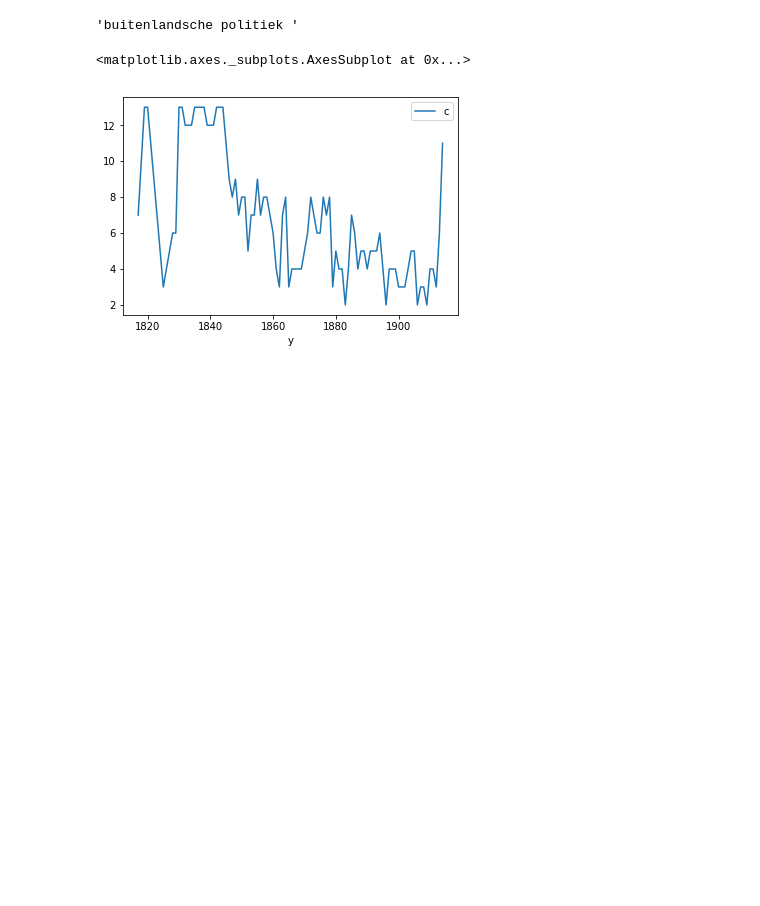
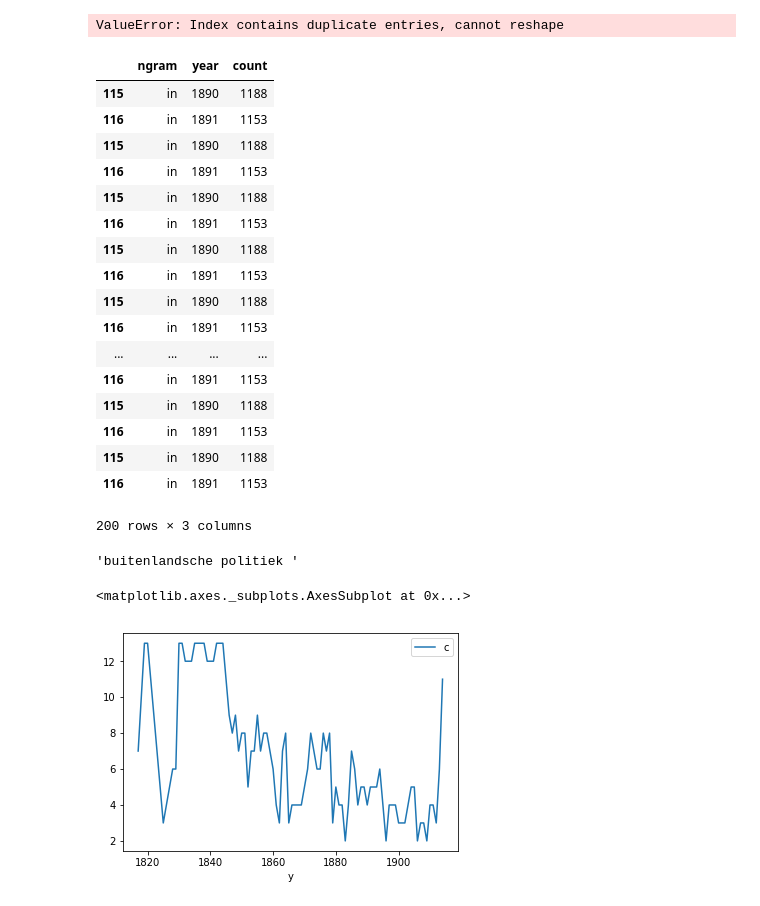
Before and after one commit to rubenros1795/thesis-the-foreign, a Jupyter notebook: SCC/SCC_extract_kwic.ipynb, the cells around one changed output. Cells and saved outputs as stored; diff of their text form; code cells hidden in the pictures; blank space fills up the shorter version.

```diff
--- a/SCC/SCC_extract_kwic.ipynb
+++ b/SCC/SCC_extract_kwic.ipynb
@@ -12,9 +12,9 @@ import time
 import editdistance
 import itertools
 from collections import Counter
-from IPython.core.display import display, HTML
-display(HTML("<style>.container { width:100% !important; }</style>"))
-pd.set_option('display.width', 1000)
+#from IPython.core.display import display, HTML
+#display(HTML("<style>.container { width:100% !important; }</style>"))
+#pd.set_option('display.width', 1000)
 from tqdm import tqdm
 # %%
 os.chdir("D://Scriptie//Data//lines//cleaned")
@@ -24,7 +24,7 @@ all_txt = [f for f in all_txt if f[6:12] == 'leaned']
 stopz = [word.split() for word in open("C:\\Users\\Ruben\\Documents\\Artikelen\\Joris\\stopwords-nl.txt", 'r', encoding = "utf-8").readlines()]
 stopz = [item for sublist in stopz for item in sublist]
 # %%
-def Get_KWIC(search_term, start_year, end_year, window, dist):
+def Get_KWIC(search_term, start_year, end_year, window_left, window_right, dist):
     kwics_year = dict()
 
     for year in range(start_year, end_year+1):
@@ -50,10 +50,10 @@ def Get_KWIC(search_term, start_year, end_year, window, dist):
 
                 for pos in positions:
                     p = int(pos)
-                    ss = p - dist - window
+                    ss = p - dist - window_left
                     se = p - dist
                     es = p + dist
-                    ee = p + dist + window
+                    ee = p + dist + window_right
 
                     if ss < 0:
                         se = 0
@@ -74,6 +74,43 @@ def Get_KWIC(search_term, start_year, end_year, window, dist):
     kwic_df = kwic_df.reset_index(drop=True)
 
     return kwic_df
+# %%
+ttdf = pd.DataFrame()
+for year in list(range(1815,1915)):
+    kwf = Get_KWIC("het buitenland", 1890, 1891, 1, 0, 0)
+    kwf['count'] = 1
+    kwf2 = kwf.groupby(['kwic','year']).sum()
+    kwf2 = kwf2.reset_index()
+    ttdf = ttdf.append(kwf2)
+# %%
+ttdf2 = ttdf.groupby(['ngram','year']).sum()
+ttdf2 = ttdf2.reset_index()
+ttdf2 = ttdf.pivot(index='ngram', columns='year', values='count')
+ttdf2 = ttdf2.fillna(0)
+ttdf.columns = ttdf.columns.astype(str)
+# %% [output]
+ValueError: Index contains duplicate entries, cannot reshape
+# %%
+ttdf[ttdf.ngram == 'in']
+# %% [output]
+|  | ngram | year | count |
+| 115 | in | 1890 | 1188 |
+| 116 | in | 1891 | 1153 |
+| 115 | in | 1890 | 1188 |
+| 116 | in | 1891 | 1153 |
+| 115 | in | 1890 | 1188 |
+| 116 | in | 1891 | 1153 |
+| 115 | in | 1890 | 1188 |
+| 116 | in | 1891 | 1153 |
+| 115 | in | 1890 | 1188 |
+| 116 | in | 1891 | 1153 |
+| ... | ... | ... | ... |
+| 116 | in | 1891 | 1153 |
+| 115 | in | 1890 | 1188 |
+| 116 | in | 1891 | 1153 |
+| 115 | in | 1890 | 1188 |
+| 116 | in | 1891 | 1153 |
+200 rows × 3 columns
 # %%
 def Get_KWICTW(search_term, start_year, end_year, window, dist):
 
```
Also changed, not shown: 48 other files.
